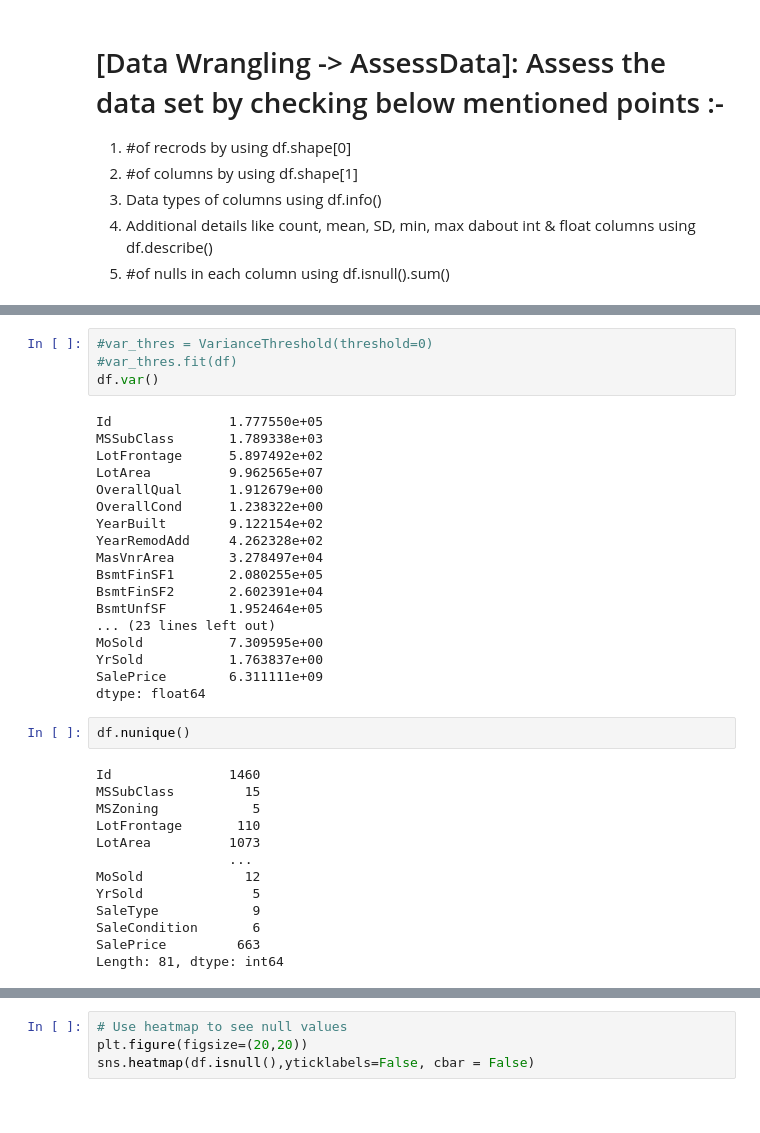
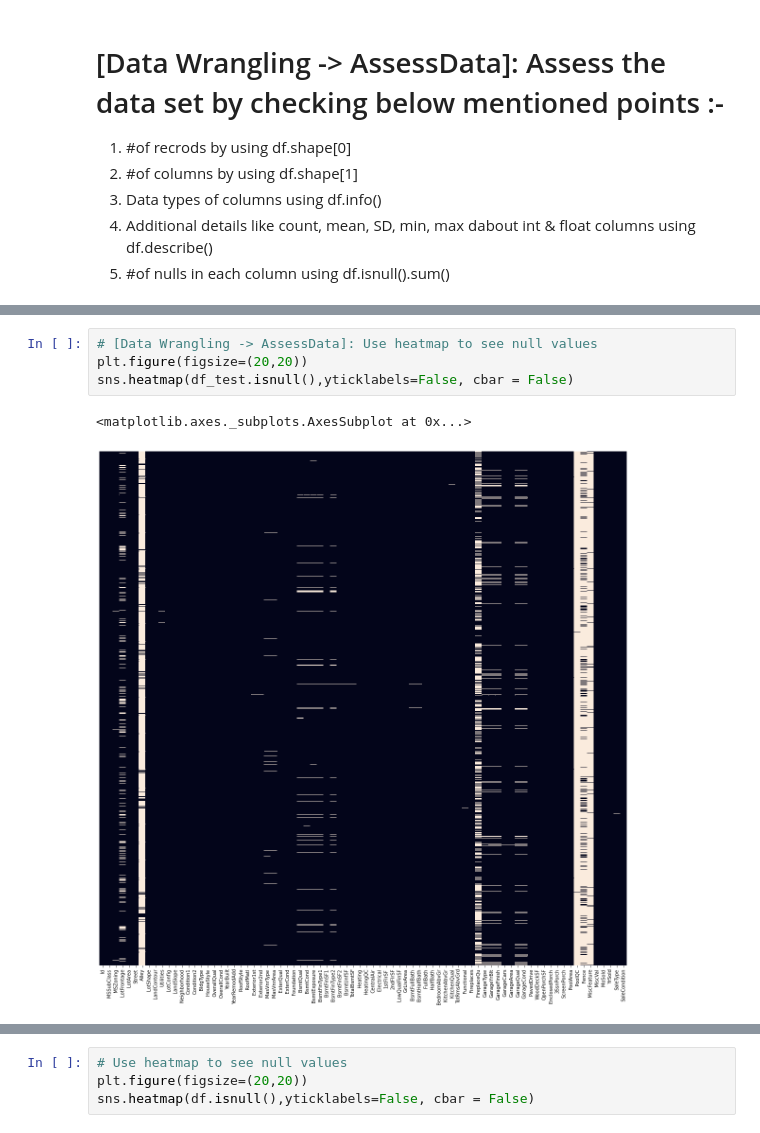
Before and after one commit to varunnthakuur/dataprocessing, a Jupyter notebook: Project_House_Prices_Advanced_Regression_Techniques.ipynb, the cells around one changed output, grey strips where cells are left out. Drawn from its saved outputs; the diff is of its cells as text.

```diff
--- a/Project_House_Prices_Advanced_Regression_Techniques.ipynb
+++ b/Project_House_Prices_Advanced_Regression_Techniques.ipynb
@@ -118,40 +162,10 @@ sns.heatmap(df.isnull(),yticklabels=False, cbar = False)
 # %% [output]
 <matplotlib.axes._subplots.AxesSubplot at 0x...>
 [figure]
-# %%
-#var_thres = VarianceThreshold(threshold=0)
-#var_thres.fit(df)
-df.var()
-# %% [output]
-Id               1.777550e+05
-MSSubClass       1.789338e+03
-LotFrontage      5.897492e+02
-LotArea          9.962565e+07
-OverallQual      1.912679e+00
-OverallCond      1.238322e+00
-YearBuilt        9.122154e+02
-YearRemodAdd     4.262328e+02
-MasVnrArea       3.278497e+04
-BsmtFinSF1       2.080255e+05
-BsmtFinSF2       2.602391e+04
-BsmtUnfSF        1.952464e+05
-... (23 lines left out)
-MoSold           7.309595e+00
-YrSold           1.763837e+00
-SalePrice        6.311111e+09
-dtype: float64
-# %%
-df.nunique()
-# %% [output]
-Id               1460
-MSSubClass         15
-MSZoning            5
-LotFrontage       110
-LotArea          1073
-                 ...
-MoSold             12
-YrSold              5
-SaleType            9
-SaleCondition       6
-SalePrice         663
-Length: 81, dtype: int64
+# %%
+# [Data Wrangling -> AssessData]: Use heatmap to see null values
+plt.figure(figsize=(20,20))
+sns.heatmap(df_test.isnull(),yticklabels=False, cbar = False)
+# %% [output]
+<matplotlib.axes._subplots.AxesSubplot at 0x...>
+[figure, added]
```
Also changed, not shown: parts of 19 cells of this notebook.
